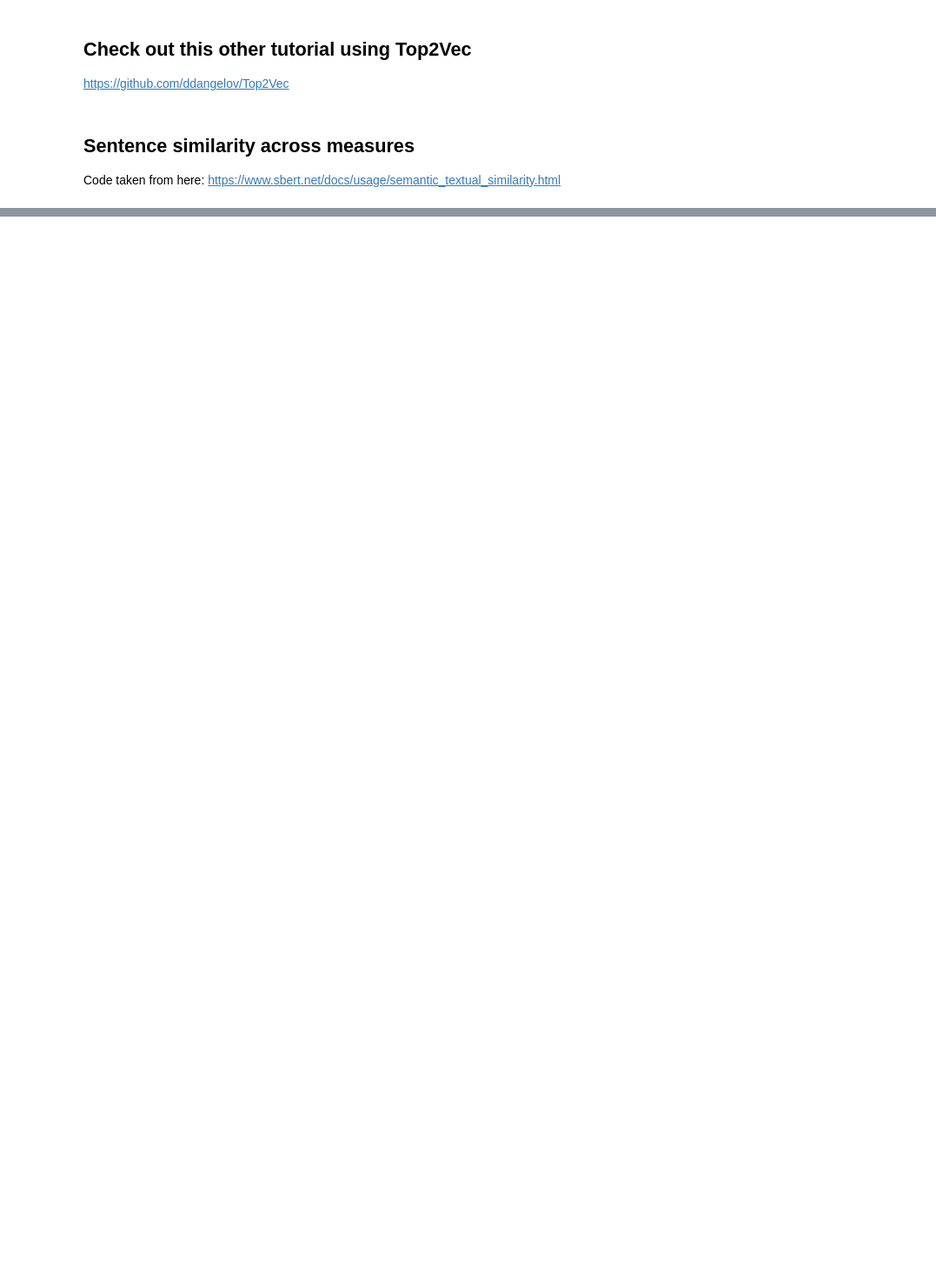
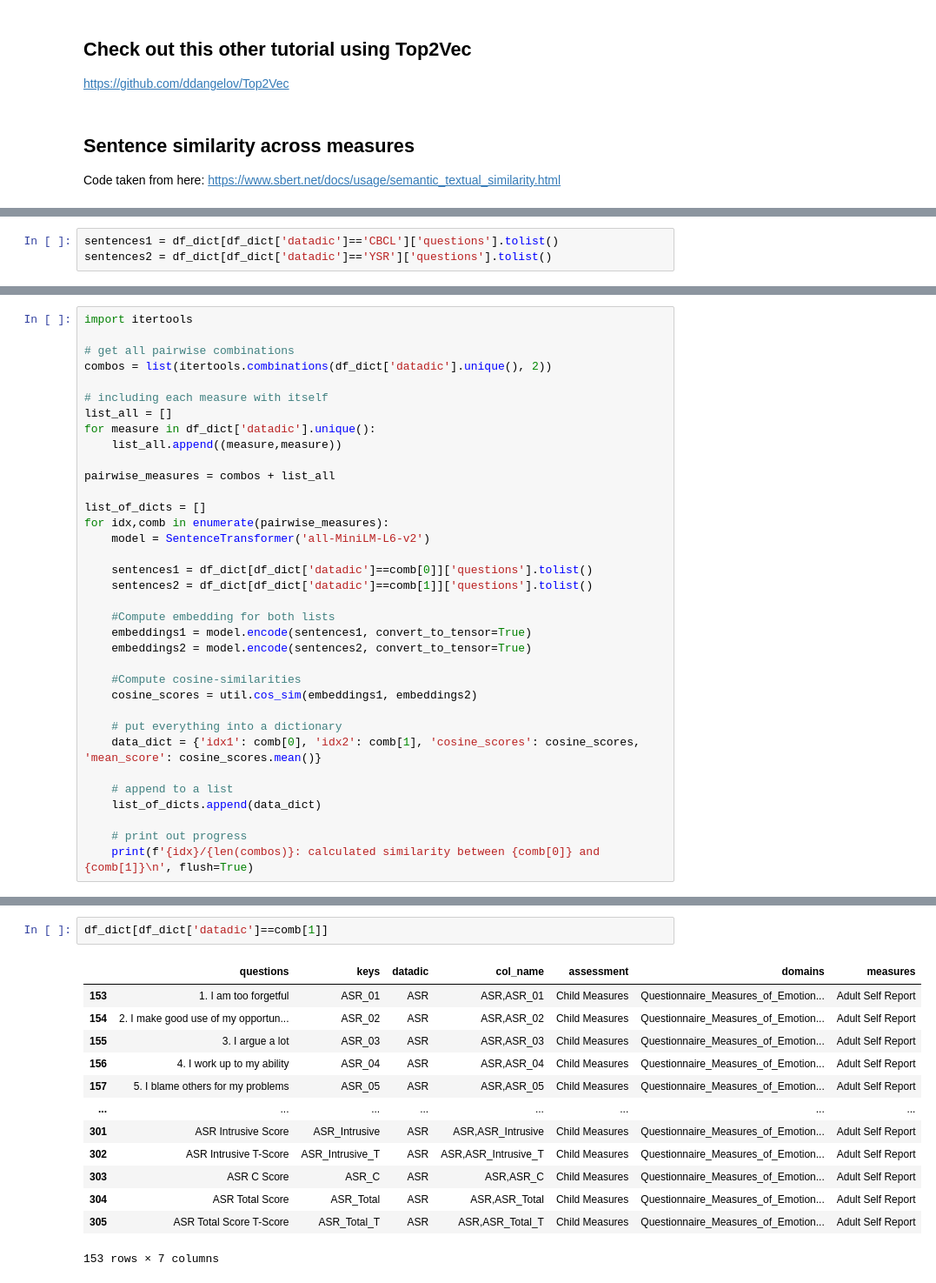
Before and after one commit to burdinskid13/healthy_brain_network, a Jupyter notebook: notebooks/topic_modeling_HBN.ipynb, the cells around one changed output, grey strips where cells are left out. Shown at 87% size. Drawn from its saved outputs; the diff is of its cells as text; blank space fills up the shorter version.

```diff
--- a/notebooks/topic_modeling_HBN.ipynb
+++ b/notebooks/topic_modeling_HBN.ipynb
@@ -369,0 +381,3 @@ tensor([[ 0.2838,  0.1310, -0.0029],
+# %%
+sentences1 = df_dict[df_dict['datadic']=='CBCL']['questions'].tolist()
+sentences2 = df_dict[df_dict['datadic']=='YSR']['questions'].tolist()
@@ -369,0 +391,35 @@ tensor([[ 0.2838,  0.1310, -0.0029],
+# %%
+import itertools
+
+# get all pairwise combinations
+combos = list(itertools.combinations(df_dict['datadic'].unique(), 2))
+
+# including each measure with itself
+list_all = []
+for measure in df_dict['datadic'].unique():
+    list_all.append((measure,measure))
+
+pairwise_measures = combos + list_all
+
+list_of_dicts = []
+for idx,comb in enumerate(pairwise_measures):
+    model = SentenceTransformer('all-MiniLM-L6-v2')
+
+    sentences1 = df_dict[df_dict['datadic']==comb[0]]['questions'].tolist()
+    sentences2 = df_dict[df_dict['datadic']==comb[1]]['questions'].tolist()
+
+    #Compute embedding for both lists
+    embeddings1 = model.encode(sentences1, convert_to_tensor=True)
+    embeddings2 = model.encode(sentences2, convert_to_tensor=True)
+
+    #Compute cosine-similarities
+    cosine_scores = util.cos_sim(embeddings1, embeddings2)
+
+    # put everything into a dictionary
+    data_dict = {'idx1': comb[0], 'idx2': comb[1], 'cosine_scores': cosine_scores, 'mean_score': cosine_scores.mean()}
+
+    # append to a list
+    list_of_dicts.append(data_dict)
+
+    # print out progress
+    print(f'{idx}/{len(combos)}: calculated similarity between {comb[0]} and {comb[1]}\n', flush=True)
@@ -369,0 +445,16 @@ tensor([[ 0.2838,  0.1310, -0.0029],
+# %%
+df_dict[df_dict['datadic']==comb[1]]
+# %% [output]
+|  | questions | keys | datadic | col_name | assessment | domains | measures |
+| 153 | 1. I am too forgetful | ASR_01 | ASR | ASR,ASR_01 | Child Measures | Questionnaire_Measures_of_Emotion... | Adult Self Report |
+| 154 | 2. I make good use of my opportun... | ASR_02 | ASR | ASR,ASR_02 | Child Measures | Questionnaire_Measures_of_Emotion... | Adult Self Report |
+| 155 | 3. I argue a lot | ASR_03 | ASR | ASR,ASR_03 | Child Measures | Questionnaire_Measures_of_Emotion... | Adult Self Report |
+| 156 | 4. I work up to my ability | ASR_04 | ASR | ASR,ASR_04 | Child Measures | Questionnaire_Measures_of_Emotion... | Adult Self Report |
+| 157 | 5. I blame others for my problems | ASR_05 | ASR | ASR,ASR_05 | Child Measures | Questionnaire_Measures_of_Emotion... | Adult Self Report |
+| ... | ... | ... | ... | ... | ... | ... | ... |
+| 301 | ASR Intrusive Score | ASR_Intrusive | ASR | ASR,ASR_Intrusive | Child Measures | Questionnaire_Measures_of_Emotion... | Adult Self Report |
+| 302 | ASR Intrusive T-Score | ASR_Intrusive_T | ASR | ASR,ASR_Intrusive_T | Child Measures | Questionnaire_Measures_of_Emotion... | Adult Self Report |
+| 303 | ASR C Score | ASR_C | ASR | ASR,ASR_C | Child Measures | Questionnaire_Measures_of_Emotion... | Adult Self Report |
+| 304 | ASR Total Score | ASR_Total | ASR | ASR,ASR_Total | Child Measures | Questionnaire_Measures_of_Emotion... | Adult Self Report |
+| 305 | ASR Total Score T-Score | ASR_Total_T | ASR | ASR,ASR_Total_T | Child Measures | Questionnaire_Measures_of_Emotion... | Adult Self Report |
+153 rows × 7 columns
```
Also changed, not shown: parts of 21 cells of this notebook, 3 other files.
